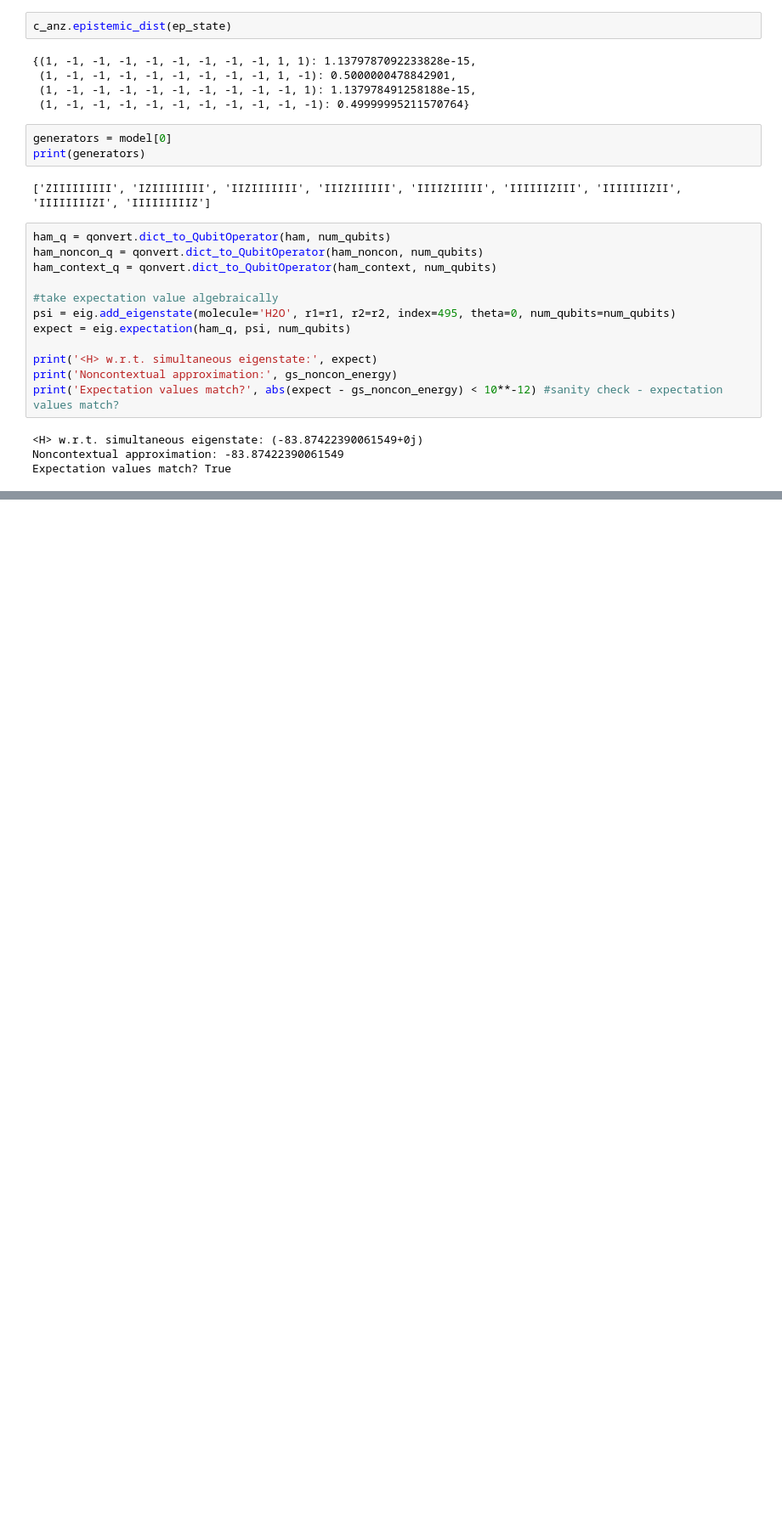
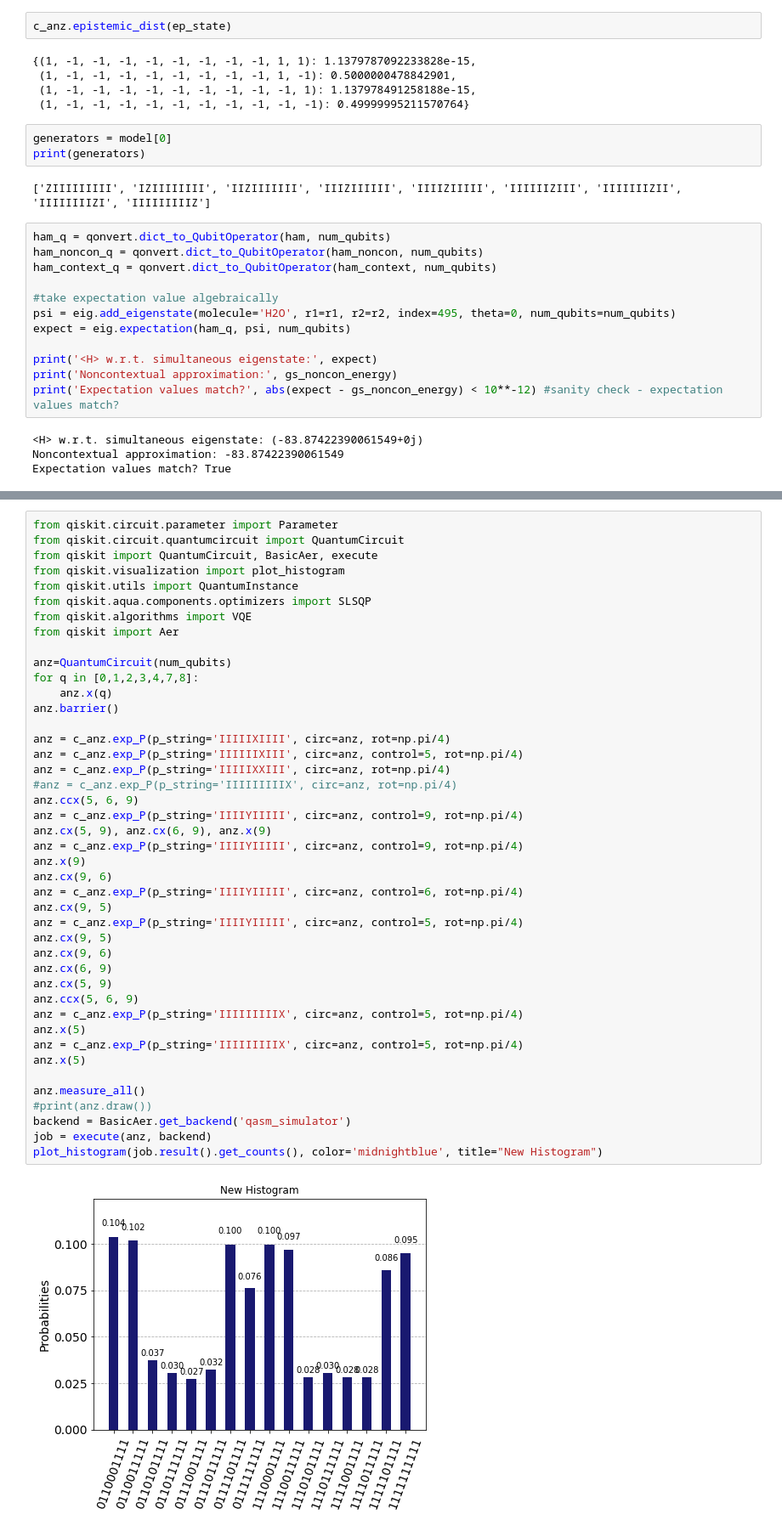
Before and after one commit to wmkirby1/CS-VQE, a Jupyter notebook: H2O Example.ipynb, the cells around one changed output, grey strips where cells are left out. Shown at 85% size. Cells and saved outputs as stored; diff of their text form; blank space fills up the shorter version.

```diff
--- a/H2O Example.ipynb
+++ b/H2O Example.ipynb
@@ -193,0 +270,45 @@ for index, grid in enumerate(grid_pos):
+# %%
+from qiskit.circuit.parameter import Parameter
+from qiskit.circuit.quantumcircuit import QuantumCircuit
+from qiskit import QuantumCircuit, BasicAer, execute
+from qiskit.visualization import plot_histogram
+from qiskit.utils import QuantumInstance
+from qiskit.aqua.components.optimizers import SLSQP
+from qiskit.algorithms import VQE
+from qiskit import Aer
+
+anz=QuantumCircuit(num_qubits)
+for q in [0,1,2,3,4,7,8]:
+    anz.x(q)
+anz.barrier()
+
+anz = c_anz.exp_P(p_string='IIIIIXIIII', circ=anz, rot=np.pi/4)
+anz = c_anz.exp_P(p_string='IIIIIIXIII', circ=anz, control=5, rot=np.pi/4)
+anz = c_anz.exp_P(p_string='IIIIIXXIII', circ=anz, rot=np.pi/4)
+#anz = c_anz.exp_P(p_string='IIIIIIIIIX', circ=anz, rot=np.pi/4)
+anz.ccx(5, 6, 9)
+anz = c_anz.exp_P(p_string='IIIIYIIIII', circ=anz, control=9, rot=np.pi/4)
+anz.cx(5, 9), anz.cx(6, 9), anz.x(9)
+anz = c_anz.exp_P(p_string='IIIIYIIIII', circ=anz, control=9, rot=np.pi/4)
+anz.x(9)
+anz.cx(9, 6)
+anz = c_anz.exp_P(p_string='IIIIYIIIII', circ=anz, control=6, rot=np.pi/4)
+anz.cx(9, 5)
+anz = c_anz.exp_P(p_string='IIIIYIIIII', circ=anz, control=5, rot=np.pi/4)
+anz.cx(9, 5)
+anz.cx(9, 6)
+anz.cx(6, 9)
+anz.cx(5, 9)
+anz.ccx(5, 6, 9)
+anz = c_anz.exp_P(p_string='IIIIIIIIIX', circ=anz, control=5, rot=np.pi/4)
+anz.x(5)
+anz = c_anz.exp_P(p_string='IIIIIIIIIX', circ=anz, control=5, rot=np.pi/4)
+anz.x(5)
+
+anz.measure_all()
+#print(anz.draw())
+backend = BasicAer.get_backend('qasm_simulator')
+job = execute(anz, backend)
+plot_histogram(job.result().get_counts(), color='midnightblue', title="New Histogram")
+# %% [output]
+[figure, added]
```
Also changed, not shown: parts of 10 cells of this notebook, 2 other files.
